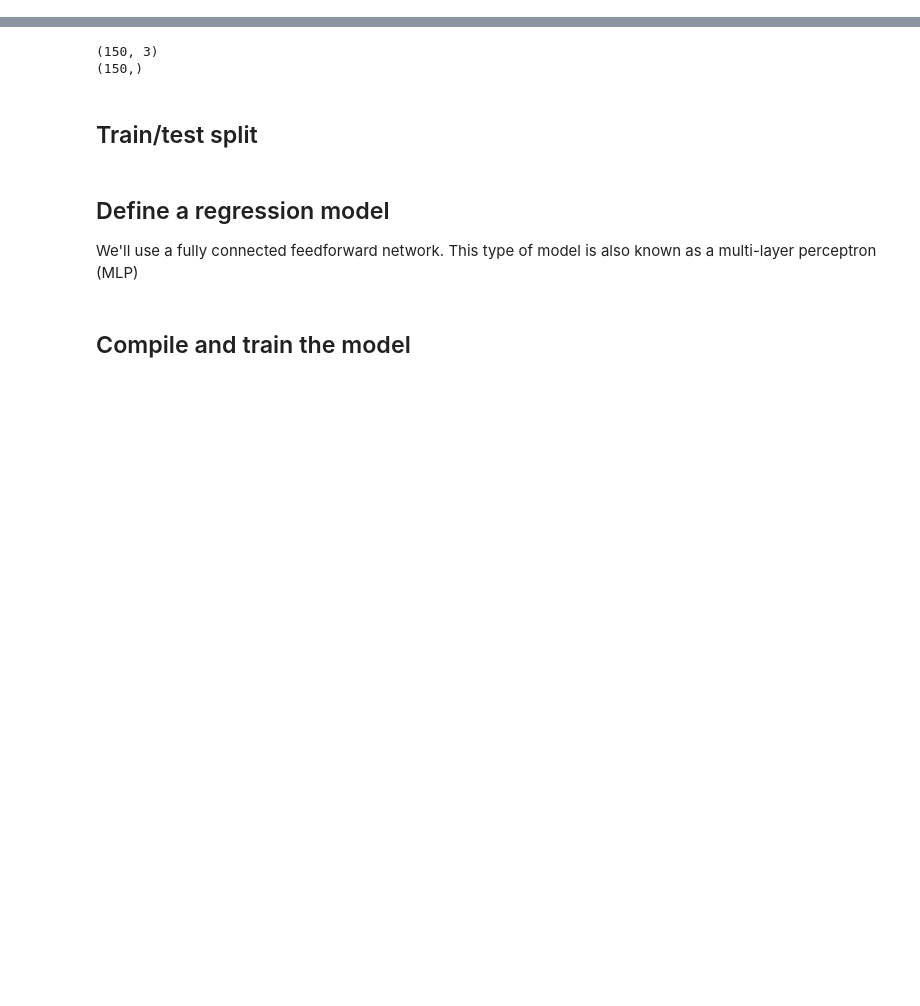
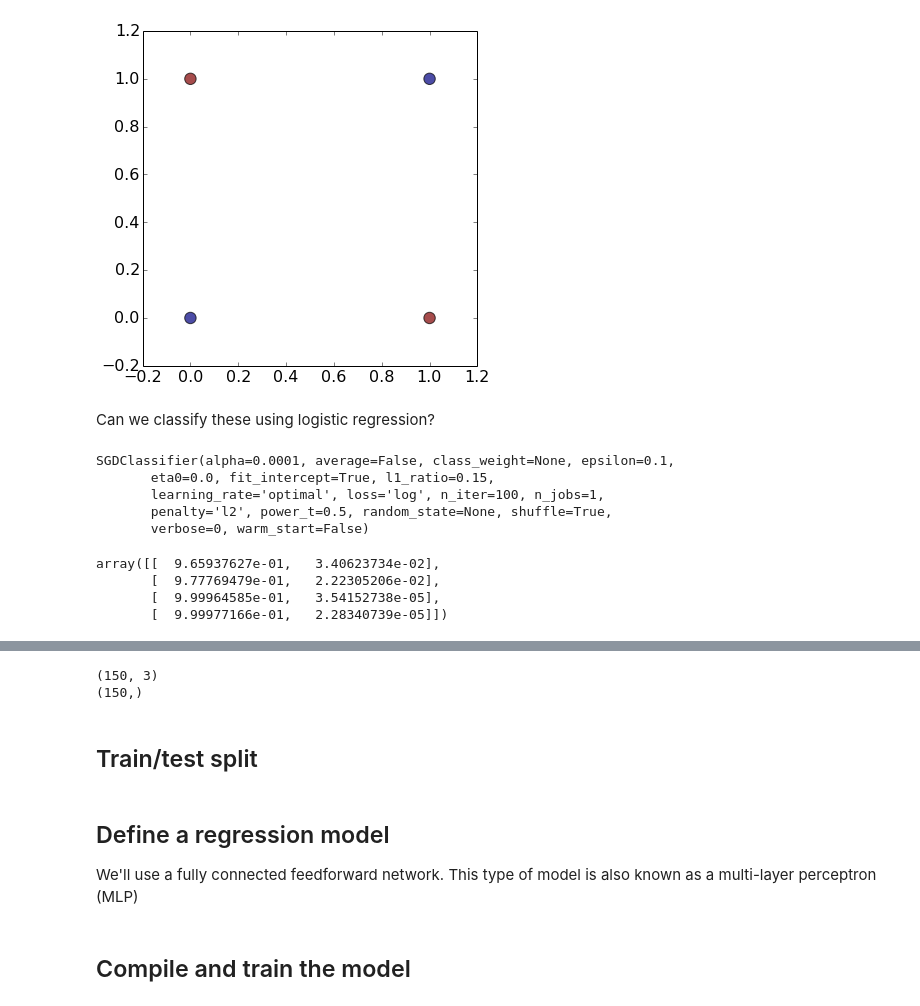
Before and after one commit to gchrupala/tutorials, a Jupyter notebook: keras.ipynb, the cells around one changed output, grey strips where cells are left out. Saved outputs shown, nothing was run; the diff lists cells and outputs as text; code cells hidden in the pictures; blank space fills up the shorter version.

```diff
--- a/keras.ipynb
+++ b/keras.ipynb
@@ -18,0 +25,14 @@
+# %%
+import numpy
+def xor(x,y):
+    return x+y == 1
+x = numpy.array([0,0,1,1])
+y = numpy.array([1,0,1,0])
+pylab.figure(figsize(6,6))
+pylab.rcParams['font.size'] = 16
+pylab.scatter(x, y, s=130, c=xor(x, y), alpha=0.7)
+pylab.savefig('xor.svg')
+# %% [output]
+[figure, added]
+# %% [markdown]
+Can we classify these using logistic regression?
@@ -18,0 +45,17 @@
+# %%
+from sklearn.linear_model import SGDClassifier
+LR = SGDClassifier(loss='log', n_iter=100)
+LR.fit(X, y)
+# %% [output]
+SGDClassifier(alpha=0.0001, average=False, class_weight=None, epsilon=0.1,
+       eta0=0.0, fit_intercept=True, l1_ratio=0.15,
+       learning_rate='optimal', loss='log', n_iter=100, n_jobs=1,
+       penalty='l2', power_t=0.5, random_state=None, shuffle=True,
+       verbose=0, warm_start=False)
+# %%
+LR.predict_proba(X)
+# %% [output]
+array([[  9.65937627e-01,   3.40623734e-02],
+       [  9.77769479e-01,   2.22305206e-02],
+       [  9.99964585e-01,   3.54152738e-05],
+       [  9.99977166e-01,   2.28340739e-05]])
```
Also changed, not shown: parts of 48 cells of this notebook.
